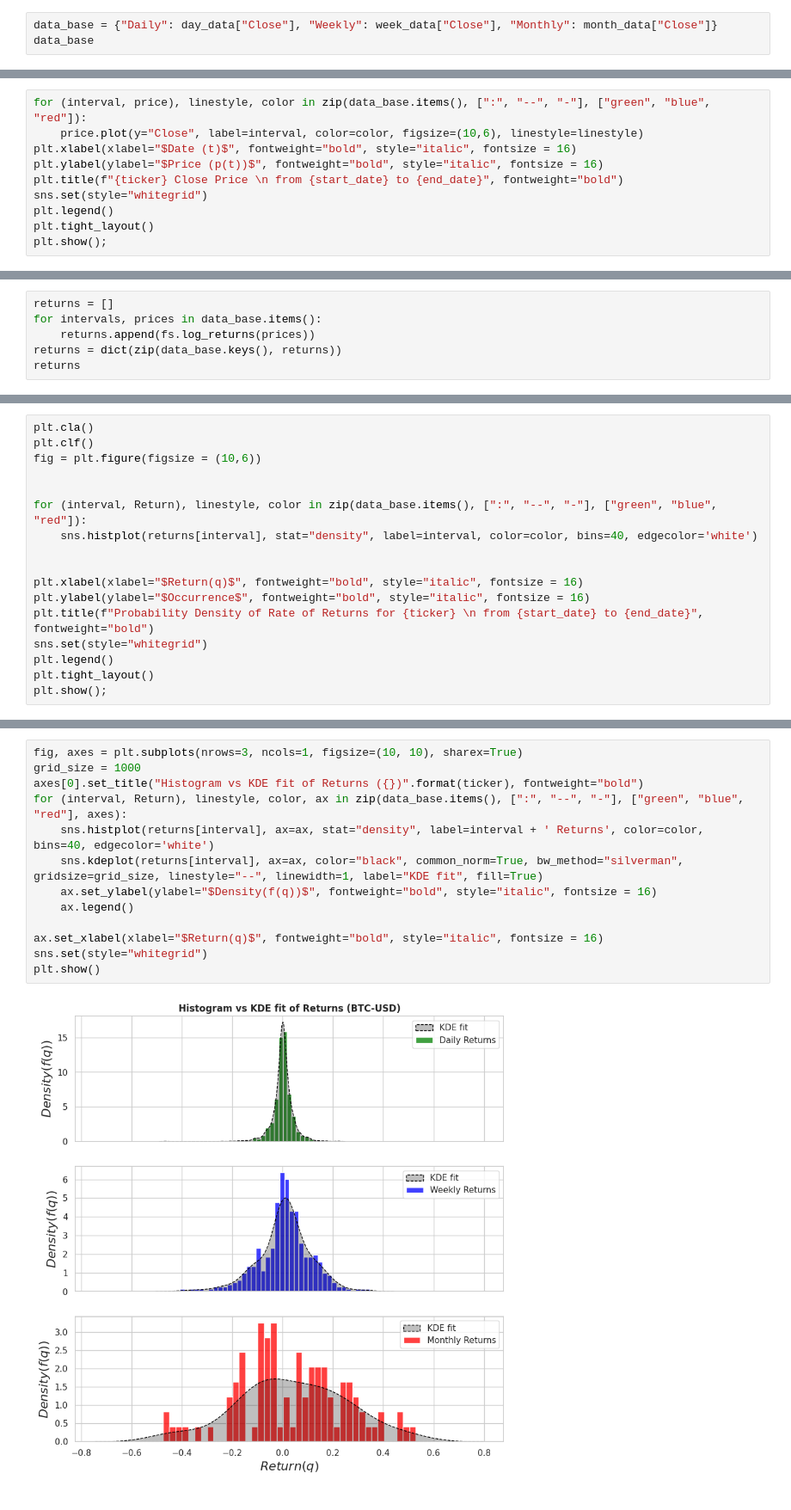
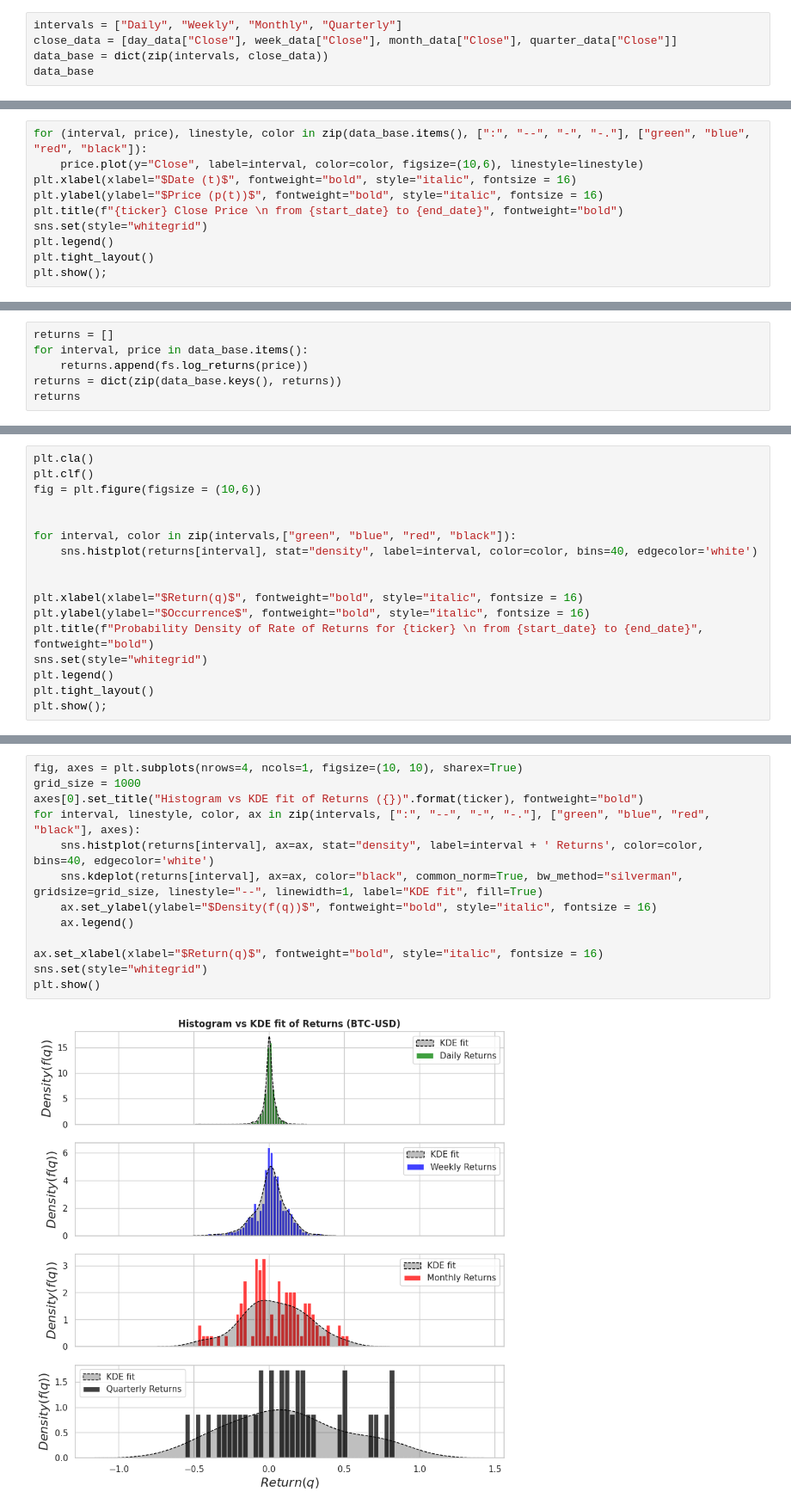
Before and after one commit to amirgholizad/tails_of_distributions, a Jupyter notebook: moving_distributions.ipynb, the cells around one changed output, grey strips where cells are left out. Shown at 86% size. Saved outputs shown, nothing was run; the diff lists cells and outputs as text.

```diff
--- a/moving_distributions.ipynb
+++ b/moving_distributions.ipynb
@@ -36,5 +34,7 @@ month_data = fs.yahoodata(ticker=ticker,
 # %%
-data_base = {"Daily": day_data["Close"], "Weekly": week_data["Close"], "Monthly": month_data["Close"]}
+intervals = ["Daily", "Weekly", "Monthly", "Quarterly"]
+close_data = [day_data["Close"], week_data["Close"], month_data["Close"], quarter_data["Close"]]
+data_base = dict(zip(intervals, close_data))
 data_base
 # %% [output]
 {'Daily': Date
@@ -57,5 +57,5 @@ data_base
 # %%
-for (interval, price), linestyle, color in zip(data_base.items(), [":", "--", "-"], ["green", "blue", "red"]):
+for (interval, price), linestyle, color in zip(data_base.items(), [":", "--", "-", "-."], ["green", "blue", "red", "black"]):
     price.plot(y="Close", label=interval, color=color, figsize=(10,6), linestyle=linestyle)
 plt.xlabel(xlabel="$Date (t)$", fontweight="bold", style="italic", fontsize = 16)
 plt.ylabel(ylabel="$Price (p(t))$", fontweight="bold", style="italic", fontsize = 16)
@@ -69,7 +69,7 @@ plt.show();
 # %%
 returns = []
-for intervals, prices in data_base.items():
-    returns.append(fs.log_returns(prices))
+for interval, price in data_base.items():
+    returns.append(fs.log_returns(price))
 returns = dict(zip(data_base.keys(), returns))
 returns
 # %% [output]
@@ -96,7 +96,7 @@ plt.clf()
 fig = plt.figure(figsize = (10,6))
 
 
-for (interval, Return), linestyle, color in zip(data_base.items(), [":", "--", "-"], ["green", "blue", "red"]):
+for interval, color in zip(intervals,["green", "blue", "red", "black"]):
     sns.histplot(returns[interval], stat="density", label=interval, color=color, bins=40, edgecolor='white')
 
 
@@ -113,16 +113,16 @@ plt.show();
 # %%
-fig, axes = plt.subplots(nrows=3, ncols=1, figsize=(10, 10), sharex=True)
+fig, axes = plt.subplots(nrows=4, ncols=1, figsize=(10, 10), sharex=True)
 grid_size = 1000
 axes[0].set_title("Histogram vs KDE fit of Returns ({})".format(ticker), fontweight="bold")
-for (interval, Return), linestyle, color, ax in zip(data_base.items(), [":", "--", "-"], ["green", "blue", "red"], axes):
+for interval, linestyle, color, ax in zip(intervals, [":", "--", "-", "-."], ["green", "blue", "red", "black"], axes):
     sns.histplot(returns[interval], ax=ax, stat="density", label=interval + ' Returns', color=color, bins=40, edgecolor='white')
     sns.kdeplot(returns[interval], ax=ax, color="black", common_norm=True, bw_method="silverman", gridsize=grid_size, linestyle="--", linewidth=1, label="KDE fit", fill=True)
     ax.set_ylabel(ylabel="$Density(f(q))$", fontweight="bold", style="italic", fontsize = 16)
     ax.legend()
 
 ax.set_xlabel(xlabel="$Return(q)$", fontweight="bold", style="italic", fontsize = 16)
 sns.set(style="whitegrid")
 plt.show()
 # %% [output]
-[figure, old version]
+[figure, new version]
 # %%
```
Also changed, not shown: parts of 17 cells of this notebook, 2 other files.
